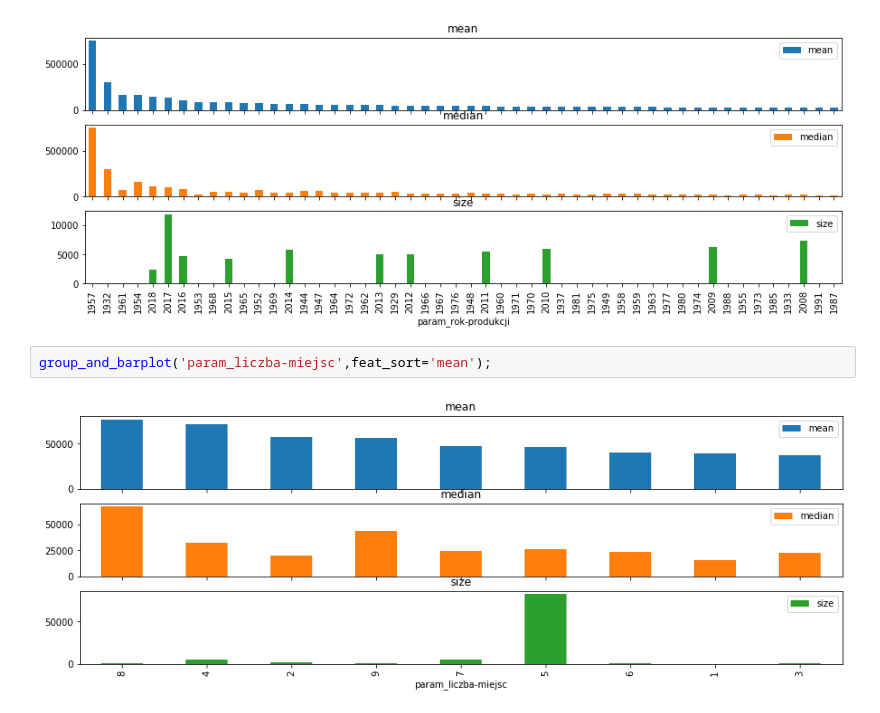
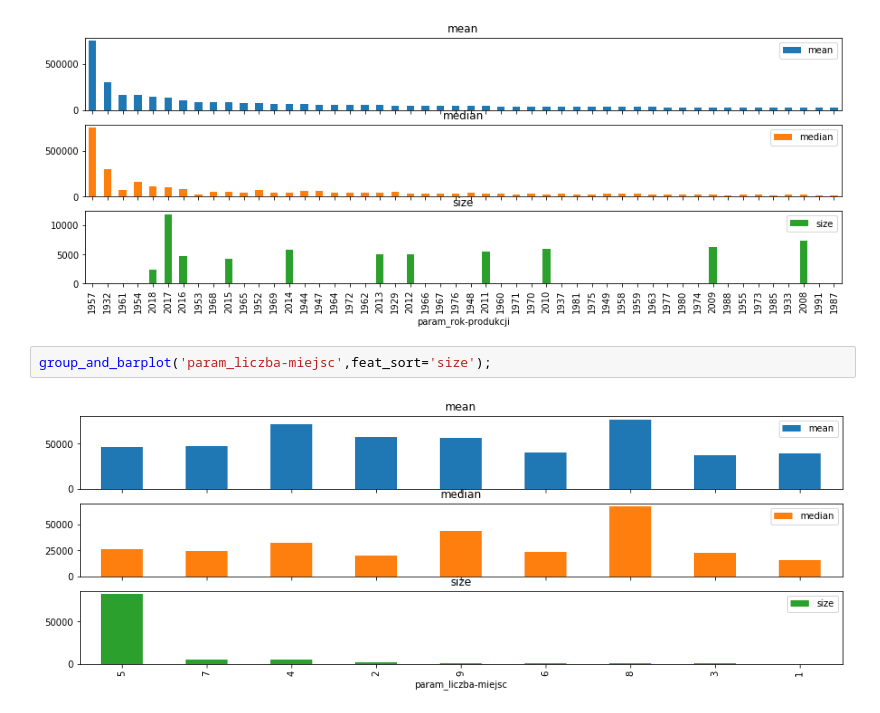
Before and after one commit to SirMatix/dw_matrix_car, a Jupyter notebook: day2_visualisation.ipynb, the cells around one changed output. Drawn from its saved outputs; the diff is of its cells as text.

```diff
--- a/day2_visualisation.ipynb
+++ b/day2_visualisation.ipynb
@@ -145,6 +145,6 @@ group_and_barplot('param_rok-produkcji',feat_sort='mean');
 # %% [output]
 [figure]
 # %%
-group_and_barplot('param_liczba-miejsc',feat_sort='mean');
+group_and_barplot('param_liczba-miejsc',feat_sort='size');
 # %% [output]
-[figure, old version]
+[figure, new version]
```
Also changed, not shown: 1 other file.
